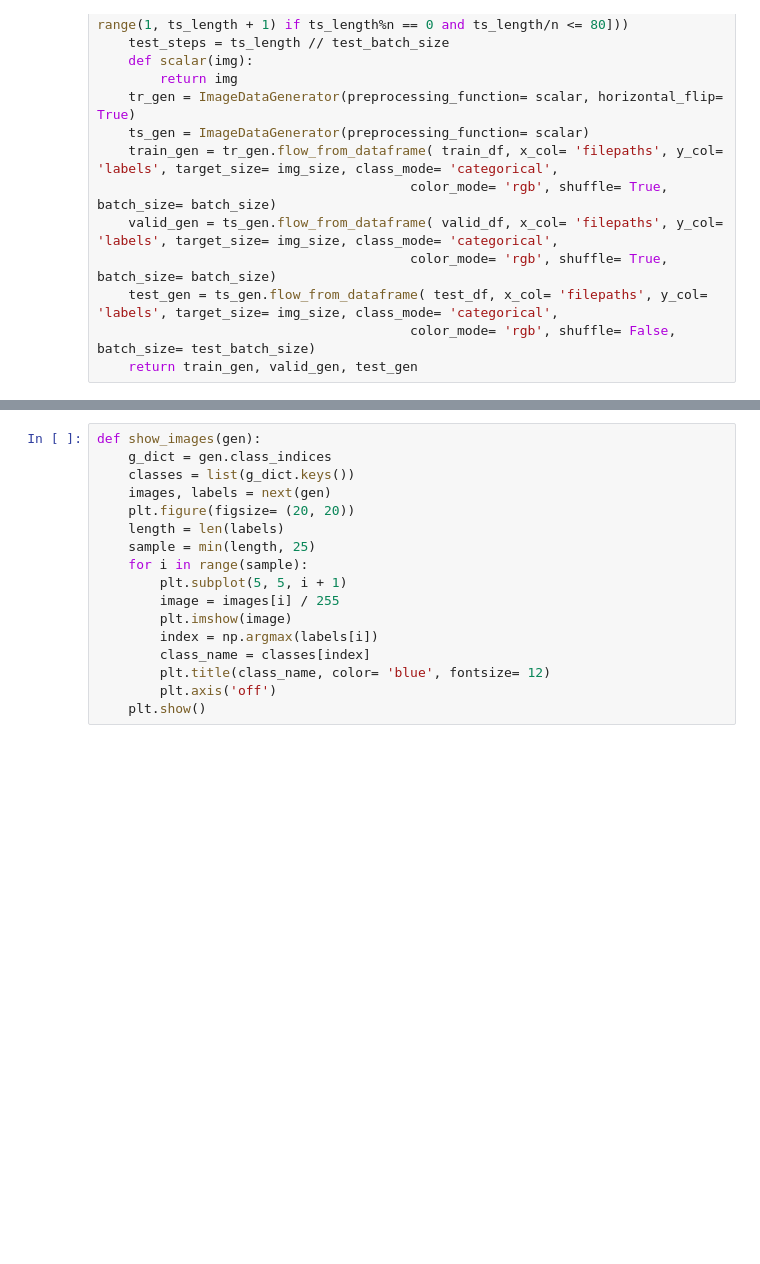
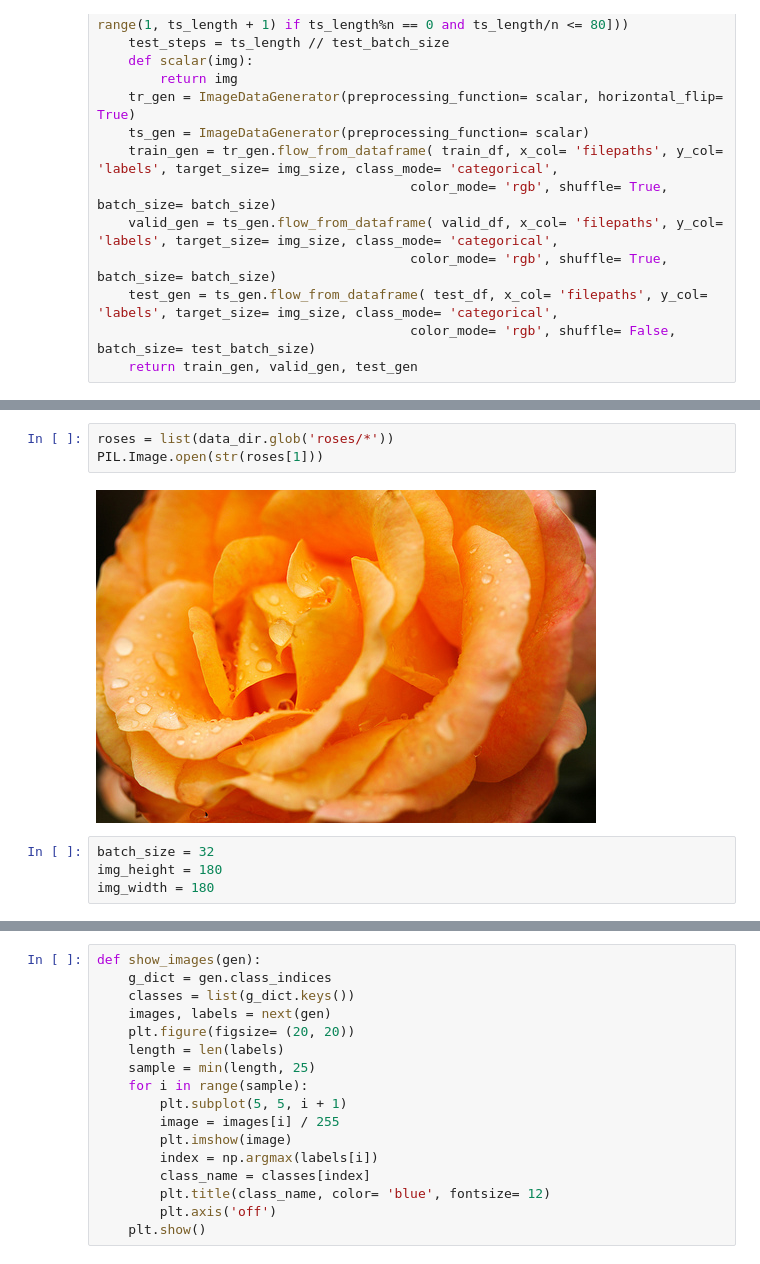
Before and after one commit to OoJackoO/MMAI894_Deep-Learning-Course-Project, a Jupyter notebook: MMAI894_Tomato_Disease_CLS_.ipynb, the cells around one changed output, grey strips where cells are left out. Drawn from its saved outputs; the diff is of its cells as text; blank space fills up the shorter version.

```diff
--- a/MMAI894_Tomato_Disease_CLS_.ipynb
+++ b/MMAI894_Tomato_Disease_CLS_.ipynb
@@ -159,0 +411,9 @@ def create_gens(train_df, valid_df, test_df, batch_size):
+# %%
+roses = list(data_dir.glob('roses/*'))
+PIL.Image.open(str(roses[1]))
+# %% [output]
+[figure, added]
+# %%
+batch_size = 32
+img_height = 180
+img_width = 180
```
Also changed, not shown: parts of 46 cells of this notebook.
